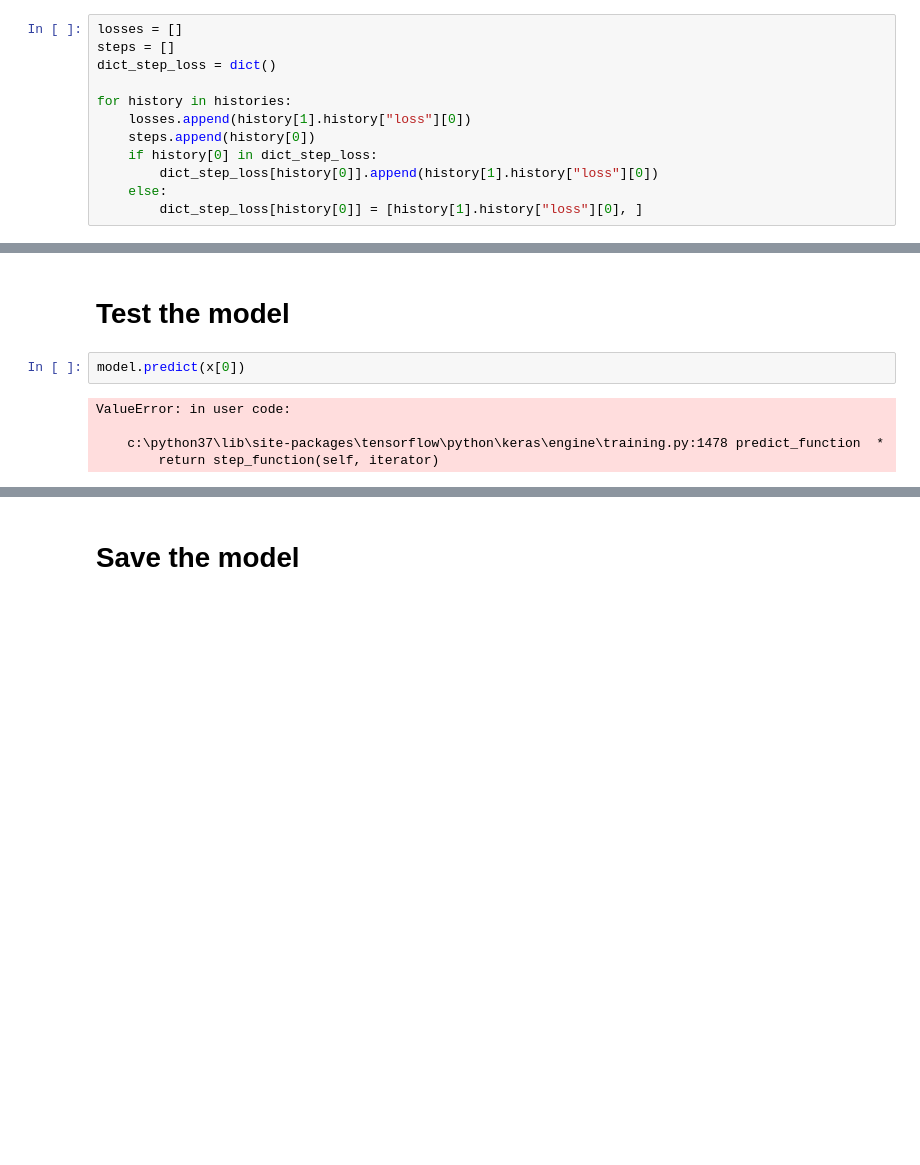
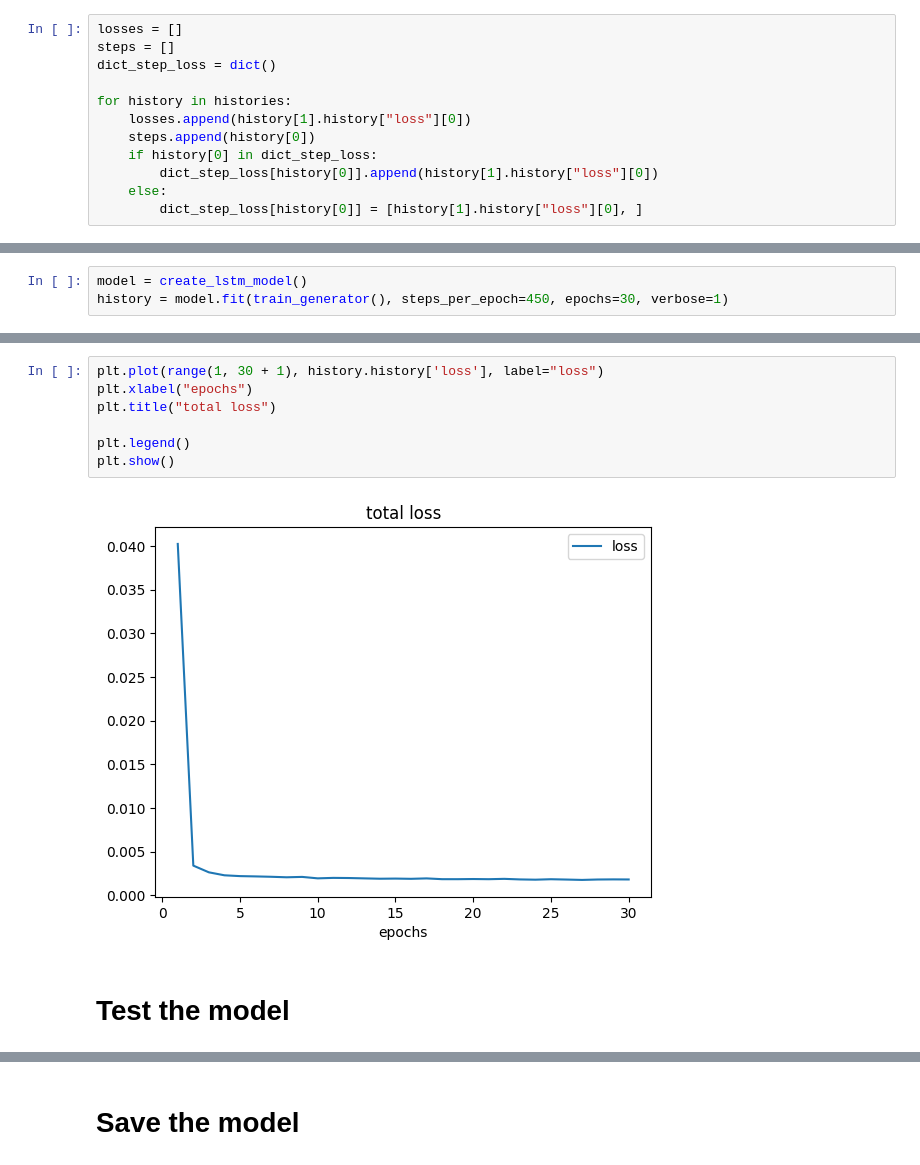
Before and after one commit to alex-deineha/pure-calculus, a Jupyter notebook: src/tests_16_regression/lstm_regression/lstm_regression_with_return_sequence.ipynb, the cells around one changed output, grey strips where cells are left out. Drawn from its saved outputs; the diff is of its cells as text; blank space fills up the shorter version.

```diff
--- a/src/tests_16_regression/lstm_regression/lstm_regression_with_return_sequence.ipynb
+++ b/src/tests_16_regression/lstm_regression/lstm_regression_with_return_sequence.ipynb
@@ -205,0 +125,3 @@ for x, y in train_generator():
+# %%
+model = create_lstm_model()
+history = model.fit(train_generator(), steps_per_epoch=450, epochs=30, verbose=1)
@@ -206,9 +146,11 @@ for x, y in train_generator():
+# %%
+plt.plot(range(1, 30 + 1), history.history['loss'], label="loss")
+plt.xlabel("epochs")
+plt.title("total loss")
+
+plt.legend()
+plt.show()
+# %% [output]
+[figure, added]
 # %% [markdown]
 # Test the model
-# %%
-model.predict(x[0])
-# %% [output]
-ValueError: in user code:
-
-    c:\python37\lib\site-packages\tensorflow\python\keras\engine\training.py:1478 predict_function  *
-        return step_function(self, iterator)
```
Also changed, not shown: parts of 31 cells of this notebook, 2 other files.
